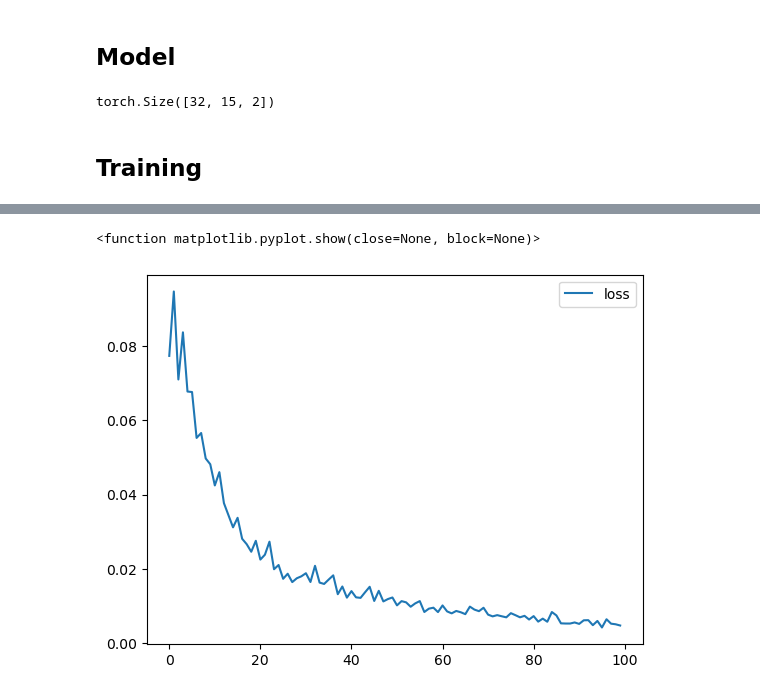
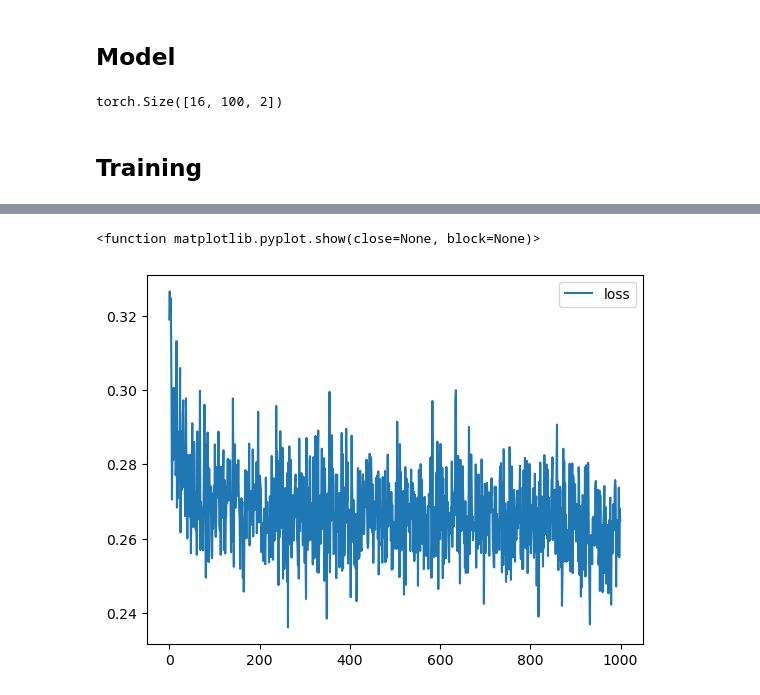
Before and after one commit to alexandremahdhaoui/udplb, a Jupyter notebook: analysis/rlt/rlt-ai-1.ipynb, the cells around one changed output, grey strips where cells are left out. Drawn from its saved outputs; the diff is of its cells as text; code cells hidden in the pictures.

```diff
--- a/analysis/rlt/rlt-ai-1.ipynb
+++ b/analysis/rlt/rlt-ai-1.ipynb
@@ -108,8 +109,9 @@ def NewBackendCoordinates(m: int, o: int):
             continue
         if end > hash_length:
             end = hash_length
-        hmod = int.from_bytes(hash_bytes[start:end], "little") % m
-        coord.append(hmod)
+        x = int.from_bytes(hash_bytes[start:end], "little") % m
+        x = (x - m/2) / m
+        coord.append(x)
 
     if len(coord) < o:
         raise Exception(f"Cannot create new backend tensor! please decrease `o`: got {o}")
@@ -334,7 +432,6 @@ class NN(nn.Module):
     m: int
     o: int
 
-    flatten: nn.Flatten
     seq: nn.Sequential
 
     def __init__(
@@ -352,24 +449,26 @@ class NN(nn.Module):
         in_size = n_max*o
         out_size = m*o
 
-        self.flatten = nn.Flatten(start_dim=1)
         self.seq = nn.Sequential(
+            nn.Flatten(start_dim=1),
             nn.Linear(in_size, hl_size),
             nn.ReLU(),
             nn.Linear(hl_size, hl_size),
             nn.ReLU(),
+            nn.Linear(hl_size, hl_size),
+            nn.ReLU(),
             nn.Linear(hl_size, out_size),
-            nn.ReLU(),
+            nn.Tanh(),
         )
 
     # takes an input of size:    [batch_size, n_max, o]
     # returns an output of size: [batch_size, m, o]
     def forward(self, x):
-        x = self.flatten(x)
-        x = nn.functional.normalize(x, dim=1) # normalize in.
+        # x = nn.functional.normalize(x, dim=1) # normalize in.
         x = self.seq(x)
-        x = nn.functional.normalize(x, dim=1) # normalize out.
-        return x.view(-1, self.m, self.o) # make it 2-dimensional array.
+        x = x.view(-1, self.m, self.o) # make it 2-dimensional array.
+        # return nn.functional.normalize(x, dim=1) # normalize out.
+        return x
 
 cfg = Config(n_max, m, o, nBeforeBounds, nAfterBounds, variance)
 scenario_generator = NewScenarioGenerator(cfg)
@@ -377,36 +476,35 @@ bef, _ = next(NewBatchGenerator(batch_size, scenario_generator))
 model = NN(cfg.n_max, cfg.m, cfg.o, hl_size=32).to(device)
 model(bef).size()
 # %% [output]
-torch.Size([32, 15, 2])
+torch.Size([16, 100, 2])
 # %% [markdown]
 ## Training
 # %%
 # Hyper parameters
 learning_rate = 1e-3
-epochs = 100
-batch_size = 32
+epochs = 1000
+batch_size = 16
 
 # Experiment parameters
 # -- n_max: the maximum number of backends.
 n_max = 5
 # -- m: the size of the lookup table.
-m = 15
+m = 100
 # -- o: the number of axis for the coordinates.
 o = 2
 # -- scenario variables
 nBeforeBounds = (3, n_max)
-nAfterBounds = (1, n_max)
+nAfterBounds = (2, n_max)
 variance = (1.0, 10)
 # -- hl_size: hidden layer size.
-hl_size=32
+hl_size=1024
 
 cfg = Config(n_max, m, o, nBeforeBounds, nAfterBounds, variance)
 scgen = NewScenarioGenerator(cfg)
 batchgen = NewBatchGenerator(batch_size, scgen)
 
-model = NN(cfg.n_max, cfg.m, cfg.o, hl_size=32).to(device)
+model = NN(cfg.n_max, cfg.m, cfg.o, hl_size=hl_size).to(device)
 optimizer = torch.optim.Adam(model.parameters(), lr=learning_rate)
-loss_fn = StabilityLoss()
 
 total_params = sum(p.numel() for p in model.parameters())
 print(f"model has {total_params} parameters")
@@ -414,6 +512,8 @@ print(f"model has {total_params} parameters")
 start_time = time.time()
 print("training model...")
 loss_history = []
+
+i = 0
 for epoch in range(epochs):
     # -- reset optimizer
     optimizer.zero_grad()
@@ -424,22 +524,37 @@ for epoch in range(epochs):
     b_out = model(b_in)
     a_out = model(a_in)
     # -- compute loss
-    loss = loss_fn(b_in, a_in, b_out, a_out)
+    loss = 0
+    loss += StabilityLoss(b_in, a_in, b_out, a_out, print_stab=(epoch==epochs-1))
+    loss += AccuracyLoss(b_in, b_out)
+    loss += AccuracyLoss(a_in, a_out)
+    loss += DistributionLoss(b_in, b_out)
+    loss += DistributionLoss(a_in, a_out)
     loss.backward()
     # -- step
     optimizer.step()
 
+    # -- update learning rate
+    if epoch == int((i*epochs) / 2):
+        if i != 0:
+            learning_rate /= 10
+            optimizer = torch.optim.Adam(model.parameters(), lr=learning_rate)
+            print(f"new_lr={learning_rate}")
+        i += 1
+
     # -- display loss
     detached_loss = loss.detach().numpy()
     loss_history.append(detached_loss)
-    if epoch % 10 != 0 and epoch != epochs - 1:
+    if epoch % 100 != 0 and epoch != epochs - 1:
         continue
     elapsed = datetime.timedelta(seconds=(time.time() - start_time))
     print(f"epoch {epoch+1}/{epochs}: loss={loss}, elapsed_time={elapsed}")
 
     if epoch == epochs - 1:
-        print("b_out:\n", b_out[0])
-        print("a_out:\n", a_out[0])
+        print("b_in:\n", b_in[0][0:10])
+        print("a_in:\n", a_in[0][0:10])
+        print("b_out:\n", b_out[0][0:10])
+        print("a_out:\n", a_out[0][0:10])
 
     # for name, param in model.named_parameters():
     #     if name == "seq.4.bias":
@@ -469,2 +584,2 @@ epoch 91/100: loss=0.005246765911579132, elapsed_time=0:00:00.291135
 <function matplotlib.pyplot.show(close=None, block=None)>
-[figure, old version]
+[figure, new version]
```
Also changed, not shown: parts of 11 cells of this notebook, 2 other files.
